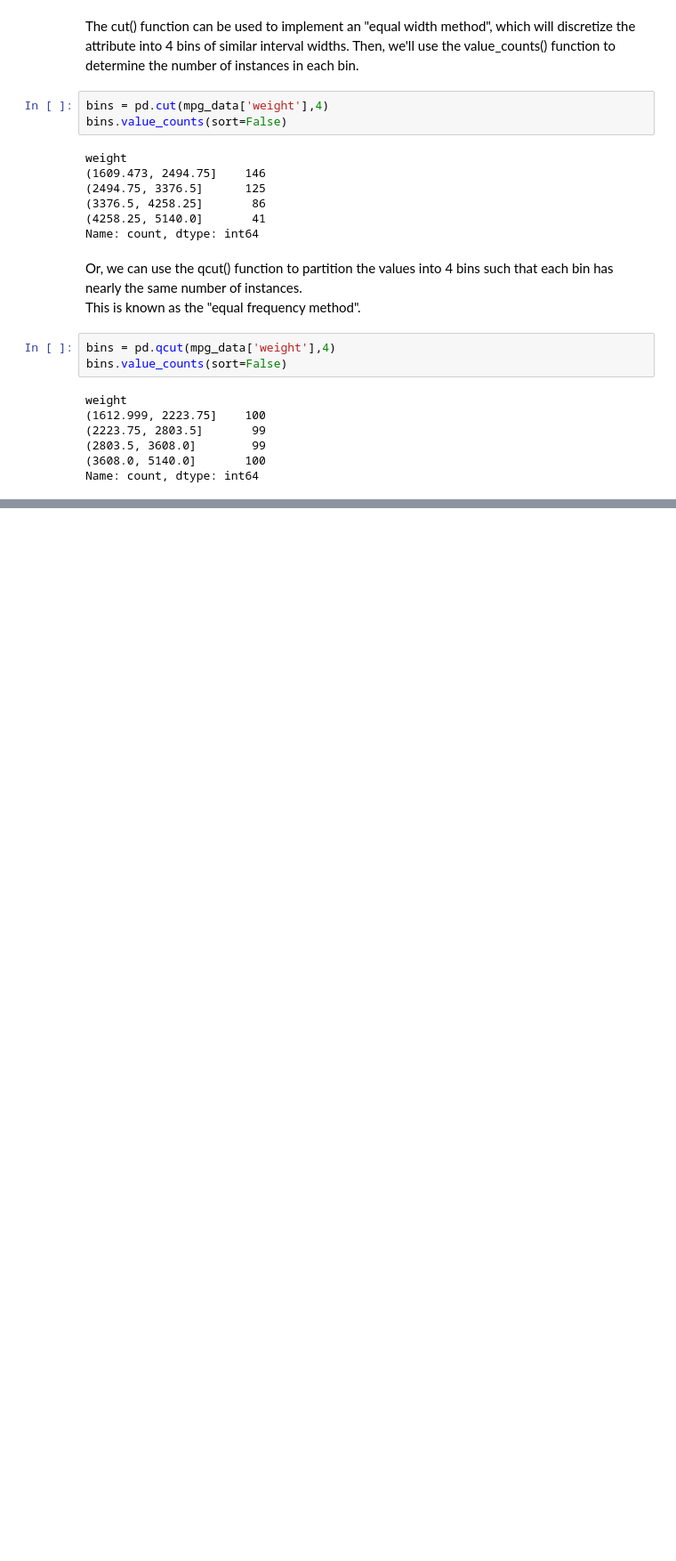
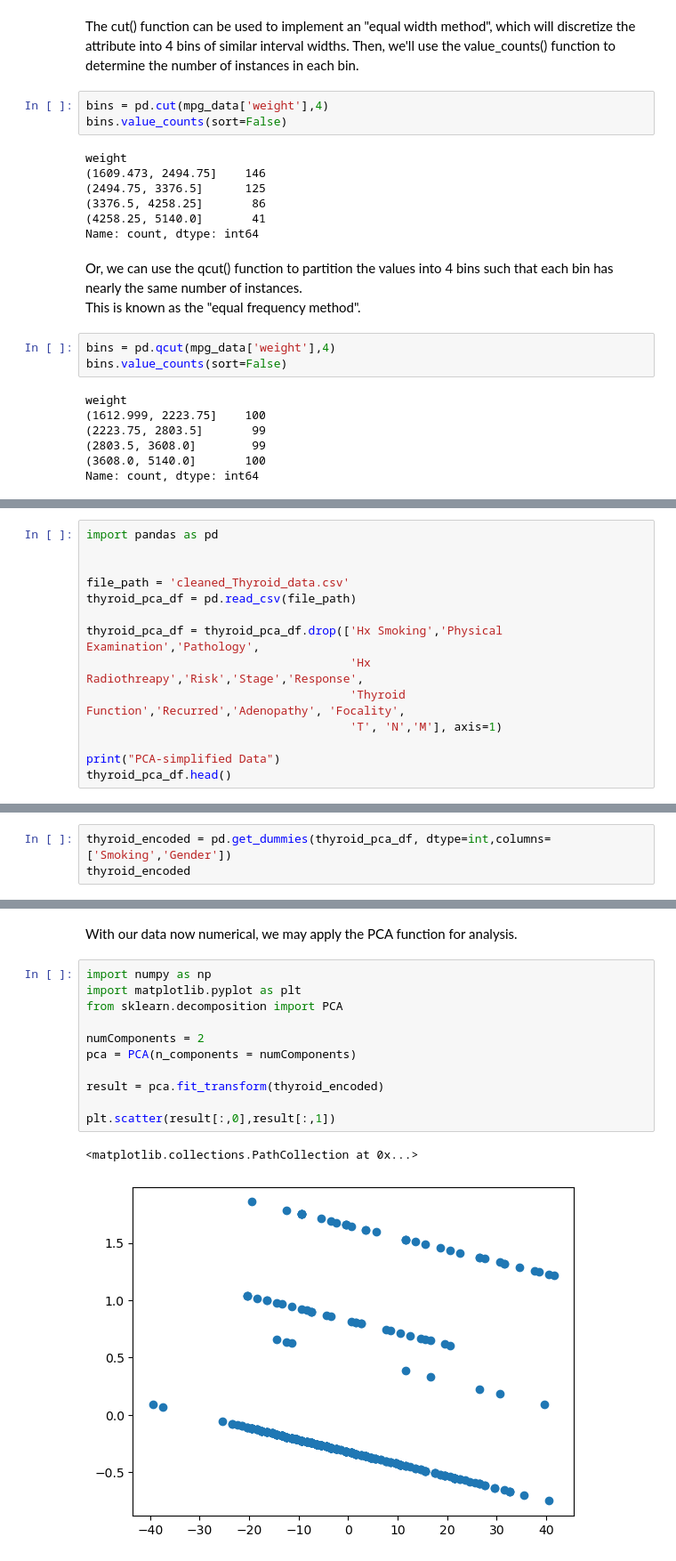
Before and after one commit to Romin-6522/CSC177-Outliers-Projects, a Jupyter notebook: DTCR_DataPreprocessing.ipynb, the cells around one changed output, grey strips where cells are left out. Shown: that part at 89% size. Saved outputs shown, nothing was run; the diff lists cells and outputs as text; blank space fills up the shorter version.

```diff
--- a/DTCR_DataPreprocessing.ipynb
+++ b/DTCR_DataPreprocessing.ipynb
@@ -818,0 +754,14 @@ Name: count, dtype: int64
+# %%
+import pandas as pd
+
+
+file_path = 'cleaned_Thyroid_data.csv'
+thyroid_pca_df = pd.read_csv(file_path)
+
+thyroid_pca_df = thyroid_pca_df.drop(['Hx Smoking','Physical Examination','Pathology',
+                                      'Hx Radiothreapy','Risk','Stage','Response',
+                                      'Thyroid Function','Recurred','Adenopathy', 'Focality',
+                                      'T', 'N','M'], axis=1)
+
+print("PCA-simplified Data")
+thyroid_pca_df.head()
@@ -818,0 +778,3 @@ Name: count, dtype: int64
+# %%
+thyroid_encoded = pd.get_dummies(thyroid_pca_df, dtype=int,columns=['Smoking','Gender'])
+thyroid_encoded
@@ -818,0 +795,16 @@ Name: count, dtype: int64
+# %% [markdown]
+With our data now numerical, we may apply the PCA function for analysis.
+# %%
+import numpy as np
+import matplotlib.pyplot as plt
+from sklearn.decomposition import PCA
+
+numComponents = 2
+pca = PCA(n_components = numComponents)
+
+result = pca.fit_transform(thyroid_encoded)
+
+plt.scatter(result[:,0],result[:,1])
+# %% [output]
+<matplotlib.collections.PathCollection at 0x...>
+[figure, added]
```
Also changed, not shown: parts of 26 cells of this notebook.
